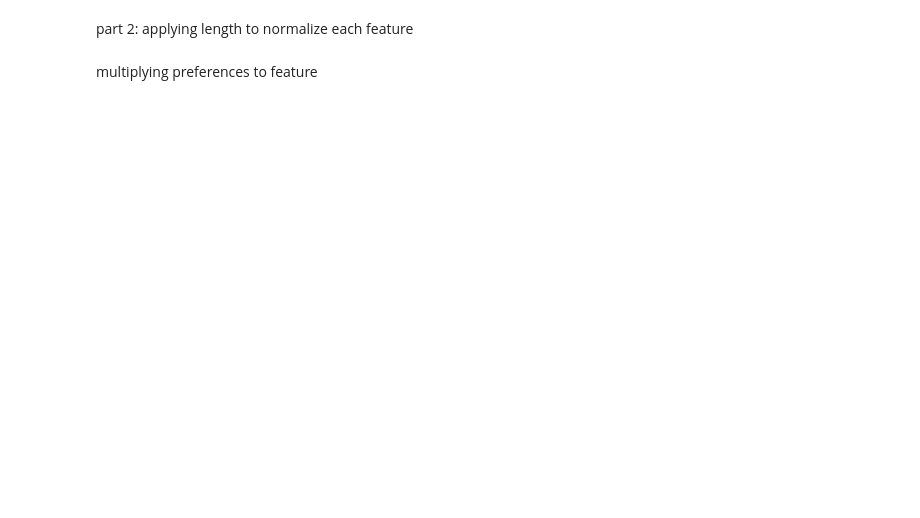
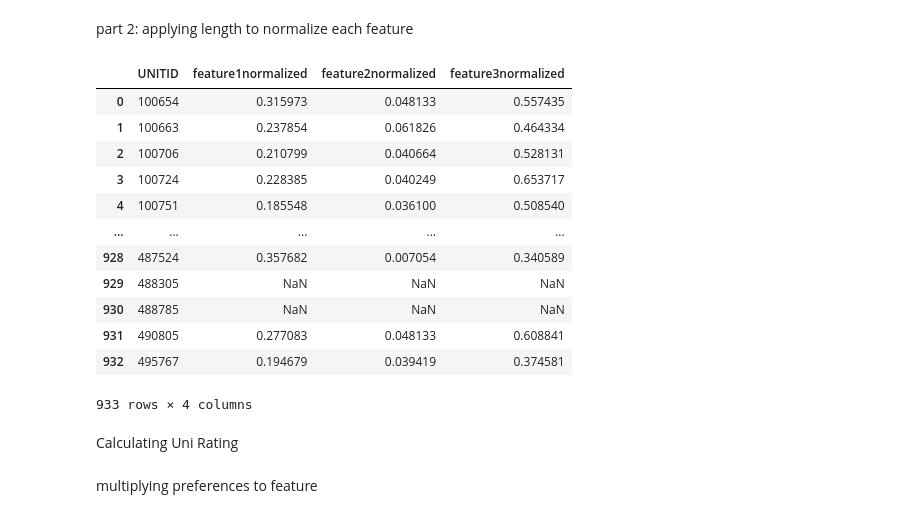
Before and after one commit to MaikKalil/CSE6242Project, a Jupyter notebook: Ranking Algorithm.ipynb, the cells around one changed output. Saved outputs shown, nothing was run; the diff lists cells and outputs as text; code cells hidden in the pictures; blank space fills up the shorter version.

```diff
--- a/Ranking Algorithm.ipynb
+++ b/Ranking Algorithm.ipynb
@@ -306,6 +321,4 @@ featureLengthDF = sqldf(maxQuery,locals())
-# %%
-featureLengths = featureLengthDF.loc[0]
 # %%
-x1FeatureLength = float(test['x1FeatureLength'])
-x2FeatureLength = float(test['x2FeatureLength'])
-x3FeatureLength = float(test['x3FeatureLength'])
+x1FeatureLength = float(featureLengths['x1FeatureLength'])
+x2FeatureLength = float(featureLengths['x2FeatureLength'])
+x3FeatureLength = float(featureLengths['x3FeatureLength'])
@@ -322,5 +339,52 @@ FROM inst
 # %%
 normalizedDF = sqldf(normalizedQuery,locals())
 normalizedDF
+# %%
+def normalize_features (features_Dict):
+    #find length of each feature
+    maxQuery = """
+    SELECT max({0}) x1FeatureLength, max({1}) x2FeatureLength, max({2}) x3FeatureLength
+    FROM appliedffs
+    where {0} not like 'PrivacySuppressed' and {1} not like 'PrivacySuppressed' and {2} not like 'PrivacySuppressed'
+    """.format(featuresDict['feature1'],featuresDict['feature2'],featuresDict['feature3'])
+
+    featureLengths = sqldf(maxQuery,globals()).loc[0]
+
+    x1FeatureLength = float(featureLengths['x1FeatureLength'])
+    x2FeatureLength = float(featureLengths['x2FeatureLength'])
+    x3FeatureLength = float(featureLengths['x3FeatureLength'])
+
+    #normalize each feature
+    normalizedQuery = """
+    SELECT
+    UNITID,
+    {0}/{3} feature1normalized,
+    {1}/{4} feature2normalized,
+    {2}/{5} feature3normalized
+    FROM appliedffs
+    """.format(featuresDict['feature1'],featuresDict['feature2'],featuresDict['feature3'], x1FeatureLength, x2FeatureLength, x3FeatureLength)
+
+    return sqldf(normalizedQuery,globals())
+# %%
+normalizedByUni = normalize_features(featuresDict)
+#normalizedByUni.set_index('UNITID', inplace = True)
+# %%
+normalizedByUni
+# %% [output]
+|  | UNITID | feature1normalized | feature2normalized | feature3normalized |
+| 0 | 100654 | 0.315973 | 0.048133 | 0.557435 |
+| 1 | 100663 | 0.237854 | 0.061826 | 0.464334 |
+| 2 | 100706 | 0.210799 | 0.040664 | 0.528131 |
+| 3 | 100724 | 0.228385 | 0.040249 | 0.653717 |
+| 4 | 100751 | 0.185548 | 0.036100 | 0.508540 |
+| ... | ... | ... | ... | ... |
+| 928 | 487524 | 0.357682 | 0.007054 | 0.340589 |
+| 929 | 488305 | NaN | NaN | NaN |
+| 930 | 488785 | NaN | NaN | NaN |
+| 931 | 490805 | 0.277083 | 0.048133 | 0.608841 |
+| 932 | 495767 | 0.194679 | 0.039419 | 0.374581 |
+933 rows × 4 columns
+# %% [markdown]
+Calculating Uni Rating
 # %% [markdown]
 multiplying preferences to feature
```
Also changed, not shown: parts of 48 cells of this notebook.
